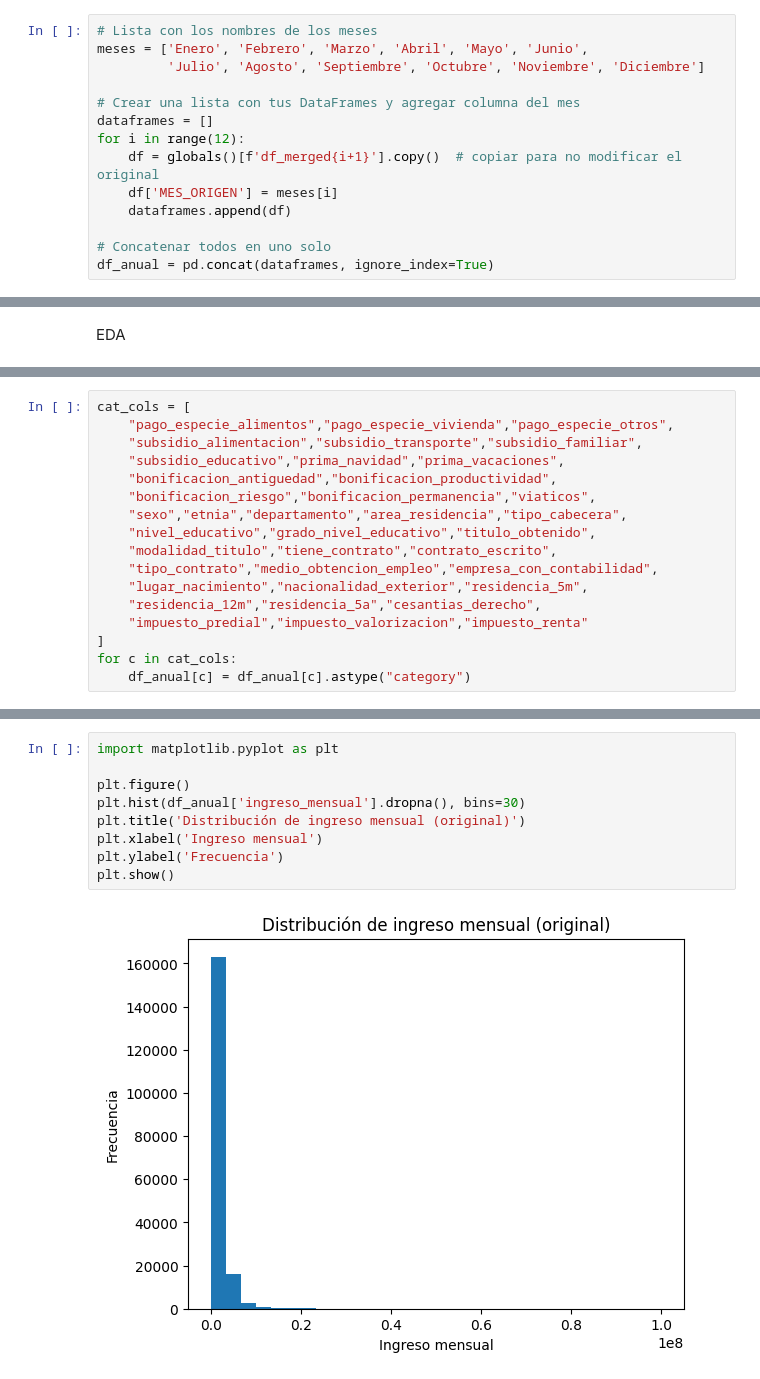
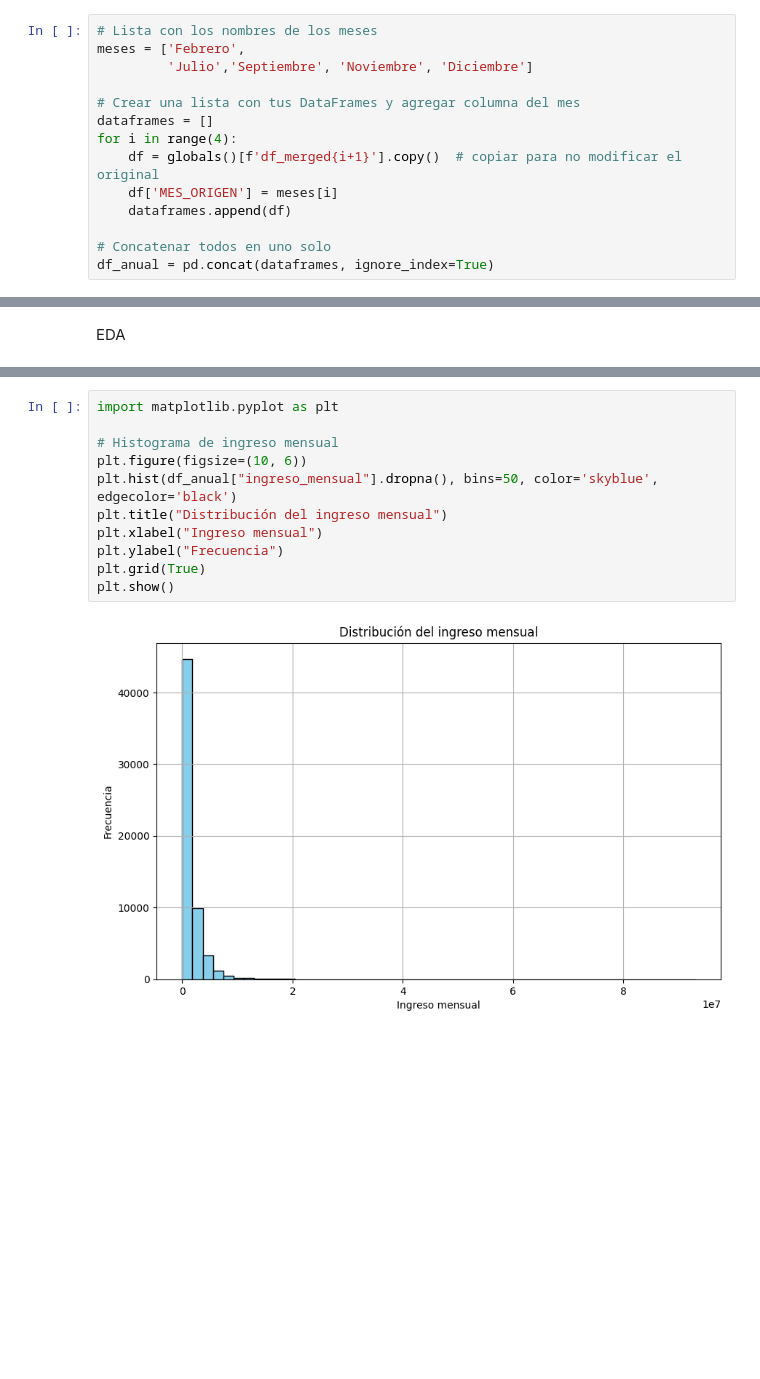
Before and after one commit to Carlos22709/Proyecto_final_analitica, a Jupyter notebook: merges2.ipynb, the cells around one changed output, grey strips where cells are left out. Cells and saved outputs as stored; diff of their text form; blank space fills up the shorter version.

```diff
--- a/merges2.ipynb
+++ b/merges2.ipynb
@@ -418,12 +414,12 @@ dtype: int64
 ANUAL
 # %%
 # Lista con los nombres de los meses
-meses = ['Enero', 'Febrero', 'Marzo', 'Abril', 'Mayo', 'Junio',
-         'Julio', 'Agosto', 'Septiembre', 'Octubre', 'Noviembre', 'Diciembre']
+meses = ['Febrero',
+         'Julio','Septiembre', 'Noviembre', 'Diciembre']
 
 # Crear una lista con tus DataFrames y agregar columna del mes
 dataframes = []
-for i in range(12):
+for i in range(4):
     df = globals()[f'df_merged{i+1}'].copy()  # copiar para no modificar el original
     df['MES_ORIGEN'] = meses[i]
     dataframes.append(df)
@@ -687,17 +669,0 @@ display(desc)
-# %%
-cat_cols = [
-    "pago_especie_alimentos","pago_especie_vivienda","pago_especie_otros",
-    "subsidio_alimentacion","subsidio_transporte","subsidio_familiar",
-    "subsidio_educativo","prima_navidad","prima_vacaciones",
-    "bonificacion_antiguedad","bonificacion_productividad",
-    "bonificacion_riesgo","bonificacion_permanencia","viaticos",
-    "sexo","etnia","departamento","area_residencia","tipo_cabecera",
-    "nivel_educativo","grado_nivel_educativo","titulo_obtenido",
-    "modalidad_titulo","tiene_contrato","contrato_escrito",
-    "tipo_contrato","medio_obtencion_empleo","empresa_con_contabilidad",
-    "lugar_nacimiento","nacionalidad_exterior","residencia_5m",
-    "residencia_12m","residencia_5a","cesantias_derecho",
-    "impuesto_predial","impuesto_valorizacion","impuesto_renta"
-]
-for c in cat_cols:
-    df_anual[c] = df_anual[c].astype("category")
@@ -741,11 +673,13 @@ TypeError: 'Categorical' with dtype category does not support reduction 'skew'
 # %%
 import matplotlib.pyplot as plt
 
-plt.figure()
-plt.hist(df_anual['ingreso_mensual'].dropna(), bins=30)
-plt.title('Distribución de ingreso mensual (original)')
-plt.xlabel('Ingreso mensual')
-plt.ylabel('Frecuencia')
+# Histograma de ingreso mensual
+plt.figure(figsize=(10, 6))
+plt.hist(df_anual["ingreso_mensual"].dropna(), bins=50, color='skyblue', edgecolor='black')
+plt.title("Distribución del ingreso mensual")
+plt.xlabel("Ingreso mensual")
+plt.ylabel("Frecuencia")
+plt.grid(True)
 plt.show()
 # %% [output]
-[figure, old version]
+[figure, new version]
```
Also changed, not shown: parts of 54 cells of this notebook.
